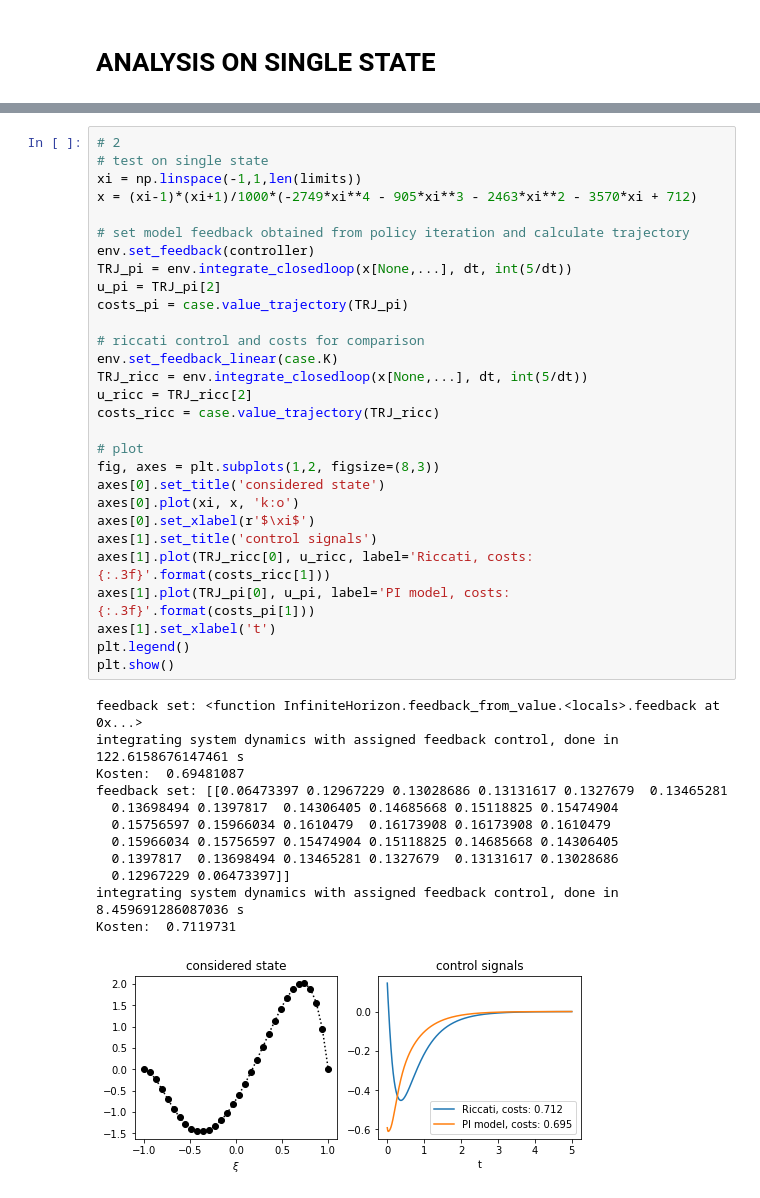
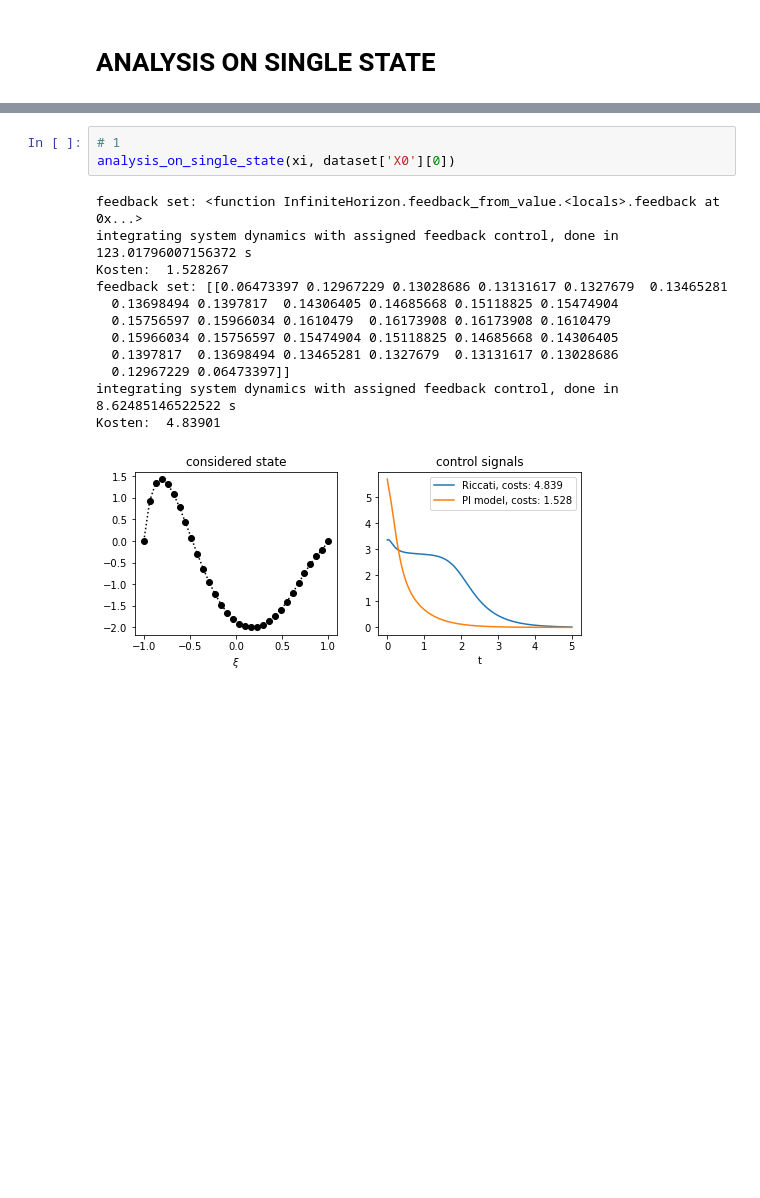
Before and after one commit to antonscharton/infinite-horizon-hjb-nn, a Jupyter notebook: example_reactiondiffusion.ipynb, the cells around one changed output, grey strips where cells are left out. Saved outputs shown, nothing was run; the diff lists cells and outputs as text; blank space fills up the shorter version.

```diff
--- a/example_reactiondiffusion.ipynb
+++ b/example_reactiondiffusion.ipynb
@@ -190,42 +181,16 @@ Kosten:  4.83901
-# %%
-# 2
-# test on single state
-xi = np.linspace(-1,1,len(limits))
-x = (xi-1)*(xi+1)/1000*(-2749*xi**4 - 905*xi**3 - 2463*xi**2 - 3570*xi + 712)
-
-# set model feedback obtained from policy iteration and calculate trajectory
-env.set_feedback(controller)
-TRJ_pi = env.integrate_closedloop(x[None,...], dt, int(5/dt))
-u_pi = TRJ_pi[2]
-costs_pi = case.value_trajectory(TRJ_pi)
-
-# riccati control and costs for comparison
-env.set_feedback_linear(case.K)
-TRJ_ricc = env.integrate_closedloop(x[None,...], dt, int(5/dt))
-u_ricc = TRJ_ricc[2]
-costs_ricc = case.value_trajectory(TRJ_ricc)
-
-# plot
-fig, axes = plt.subplots(1,2, figsize=(8,3))
-axes[0].set_title('considered state')
-axes[0].plot(xi, x, 'k:o')
-axes[0].set_xlabel(r'$\xi$')
-axes[1].set_title('control signals')
-axes[1].plot(TRJ_ricc[0], u_ricc, label='Riccati, costs: {:.3f}'.format(costs_ricc[1]))
-axes[1].plot(TRJ_pi[0], u_pi, label='PI model, costs: {:.3f}'.format(costs_pi[1]))
-axes[1].set_xlabel('t')
-plt.legend()
-plt.show()
-# %% [output]
-feedback set: <function InfiniteHorizon.feedback_from_value.<locals>.feedback at 0x...>
-integrating system dynamics with assigned feedback control, done in 122.6158676147461 s
-Kosten:  0.69481087
-feedback set: [[0.06473397 0.12967229 0.13028686 0.13131617 0.1327679  0.13465281
-  0.13698494 0.1397817  0.14306405 0.14685668 0.15118825 0.15474904
-  0.15756597 0.15966034 0.1610479  0.16173908 0.16173908 0.1610479
-  0.15966034 0.15756597 0.15474904 0.15118825 0.14685668 0.14306405
-  0.1397817  0.13698494 0.13465281 0.1327679  0.13131617 0.13028686
-  0.12967229 0.06473397]]
-integrating system dynamics with assigned feedback control, done in 8.459691286087036 s
-Kosten:  0.7119731
-[figure, removed]
+# %%
+# 1
+analysis_on_single_state(xi, dataset['X0'][0])
+# %% [output]
+feedback set: <function InfiniteHorizon.feedback_from_value.<locals>.feedback at 0x...>
+integrating system dynamics with assigned feedback control, done in 123.01796007156372 s
+Kosten:  1.528267
+feedback set: [[0.06473397 0.12967229 0.13028686 0.13131617 0.1327679  0.13465281
+  0.13698494 0.1397817  0.14306405 0.14685668 0.15118825 0.15474904
+  0.15756597 0.15966034 0.1610479  0.16173908 0.16173908 0.1610479
+  0.15966034 0.15756597 0.15474904 0.15118825 0.14685668 0.14306405
+  0.1397817  0.13698494 0.13465281 0.1327679  0.13131617 0.13028686
+  0.12967229 0.06473397]]
+integrating system dynamics with assigned feedback control, done in 8.62485146522522 s
+Kosten:  4.83901
+[figure, added]
```
Also changed, not shown: parts of 5 cells of this notebook, 2 other files.
